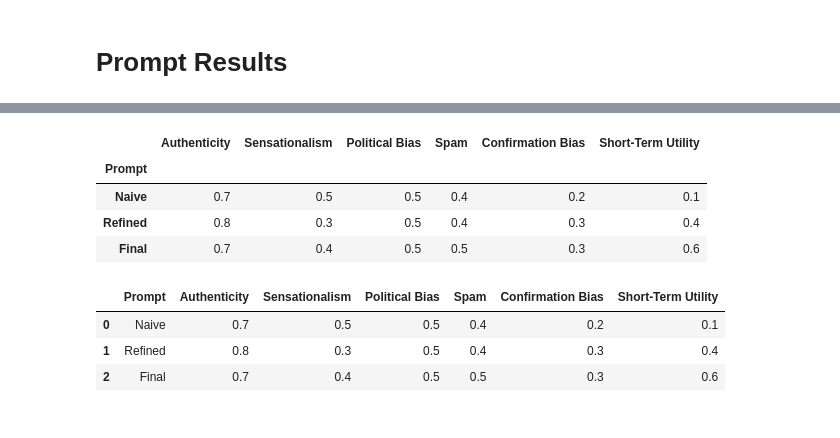
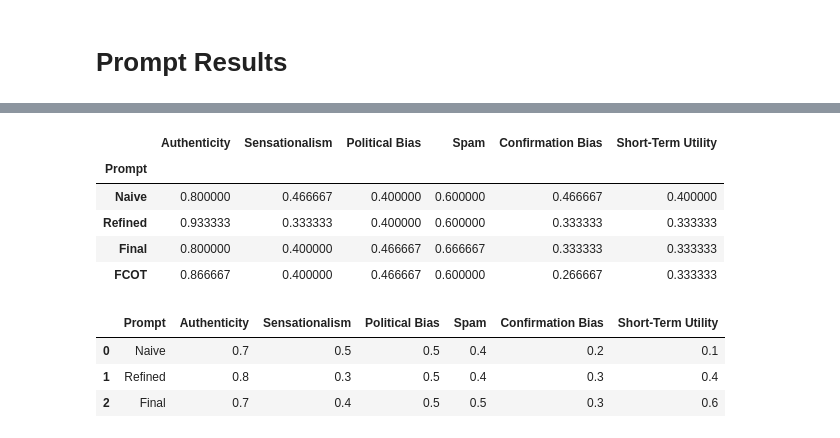
Before and after one commit to chriss-mo/ai4good, a Jupyter notebook: notebooks/prompt_evaluation.ipynb, the cells around one changed output, grey strips where cells are left out. Drawn from its saved outputs; the diff is of its cells as text; code cells hidden in the pictures.

```diff
--- a/notebooks/prompt_evaluation.ipynb
+++ b/notebooks/prompt_evaluation.ipynb
@@ -539,7 +549,7 @@ for i in df_refined_inter['factor_scores']:
     )
     df_list.append(scores_wide)
 df_refined = pd.concat(df_list)
-df_refined.index = range(10)
+df_refined.index = range(len(df_list))
 df_refined
 # %% [output]
 | factor | Authenticity | Confirmation Bias | Political Bias | Sensationalism | Short-term Utility | Spam |
@@ -595,7 +615,7 @@ for json_list in df_final_inter['factor_scores']:
     )
     df_list.append(scores_wide)
 df_final = pd.concat(df_list)
-df_final.index = range(10)
+df_final.index = range(len(df_list))
 df_final
 # %% [output]
 | factor | Authenticity | Confirmation Bias | Political Bias | Sensationalism | Short-term Utility | Spam |
@@ -851,15 +891,16 @@ Short-Term Utility    0.266667
 dtype: float64
 # %%
-result_df = pd.concat([naive_results,refined_results,final_results], axis=1).T
-result_df['Prompt'] = ['Naive','Refined','Final']
+result_df = pd.concat([naive_results,refined_results,final_results, fcot_results], axis=1).T
+result_df['Prompt'] = ['Naive','Refined','Final','FCOT']
 result_df.set_index('Prompt', inplace=True)
 result_df
 # %% [output]
 |  | Authenticity | Sensationalism | Political Bias | Spam | Confirmation Bias | Short-Term Utility |
 | Prompt |  |  |  |  |  |  |
-| Naive | 0.7 | 0.5 | 0.5 | 0.4 | 0.2 | 0.1 |
-| Refined | 0.8 | 0.3 | 0.5 | 0.4 | 0.3 | 0.4 |
-| Final | 0.7 | 0.4 | 0.5 | 0.5 | 0.3 | 0.6 |
+| Naive | 0.800000 | 0.466667 | 0.400000 | 0.600000 | 0.466667 | 0.400000 |
+| Refined | 0.933333 | 0.333333 | 0.400000 | 0.600000 | 0.333333 | 0.333333 |
+| Final | 0.800000 | 0.400000 | 0.466667 | 0.666667 | 0.333333 | 0.333333 |
+| FCOT | 0.866667 | 0.400000 | 0.466667 | 0.600000 | 0.266667 | 0.333333 |
 # %%
 result_df.to_csv('../data/prompting_results.csv')
 # %%
```
Also changed, not shown: parts of 13 cells of this notebook, 5 other files.
